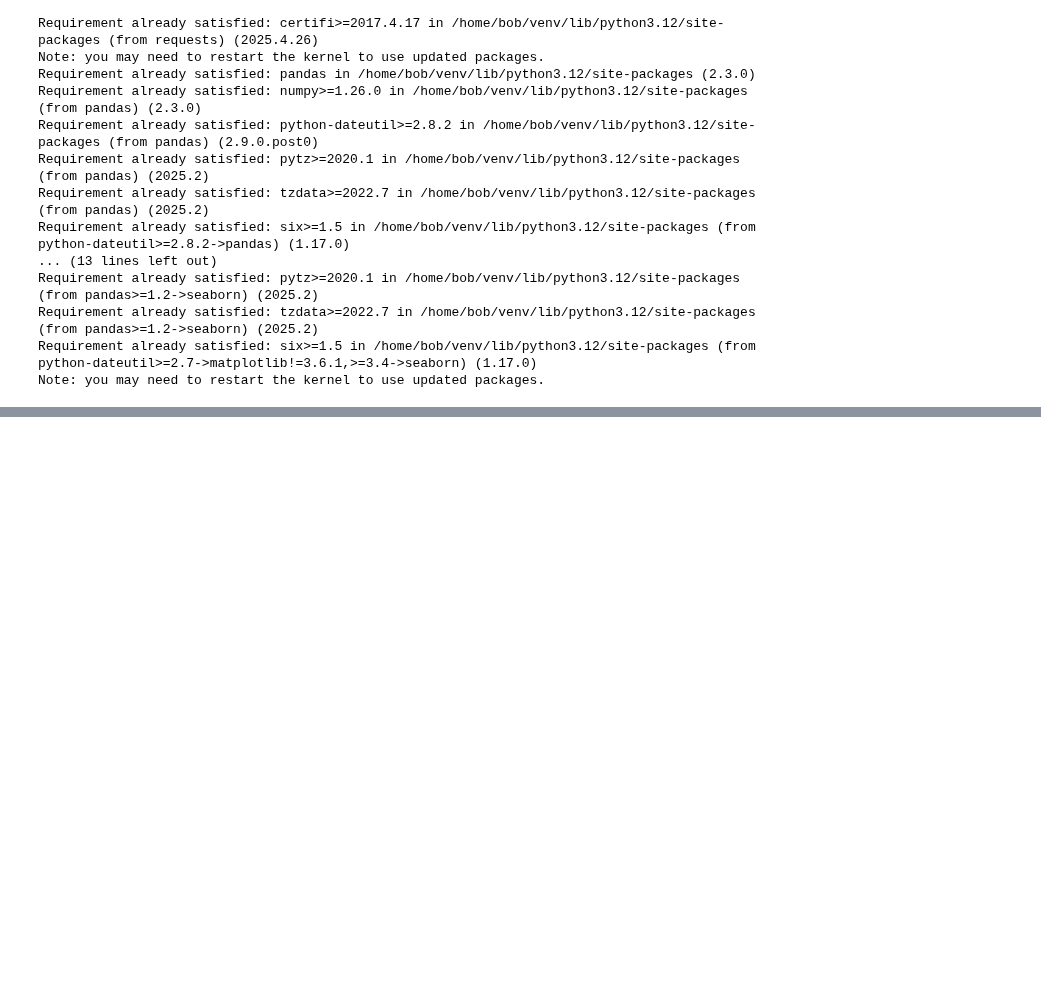
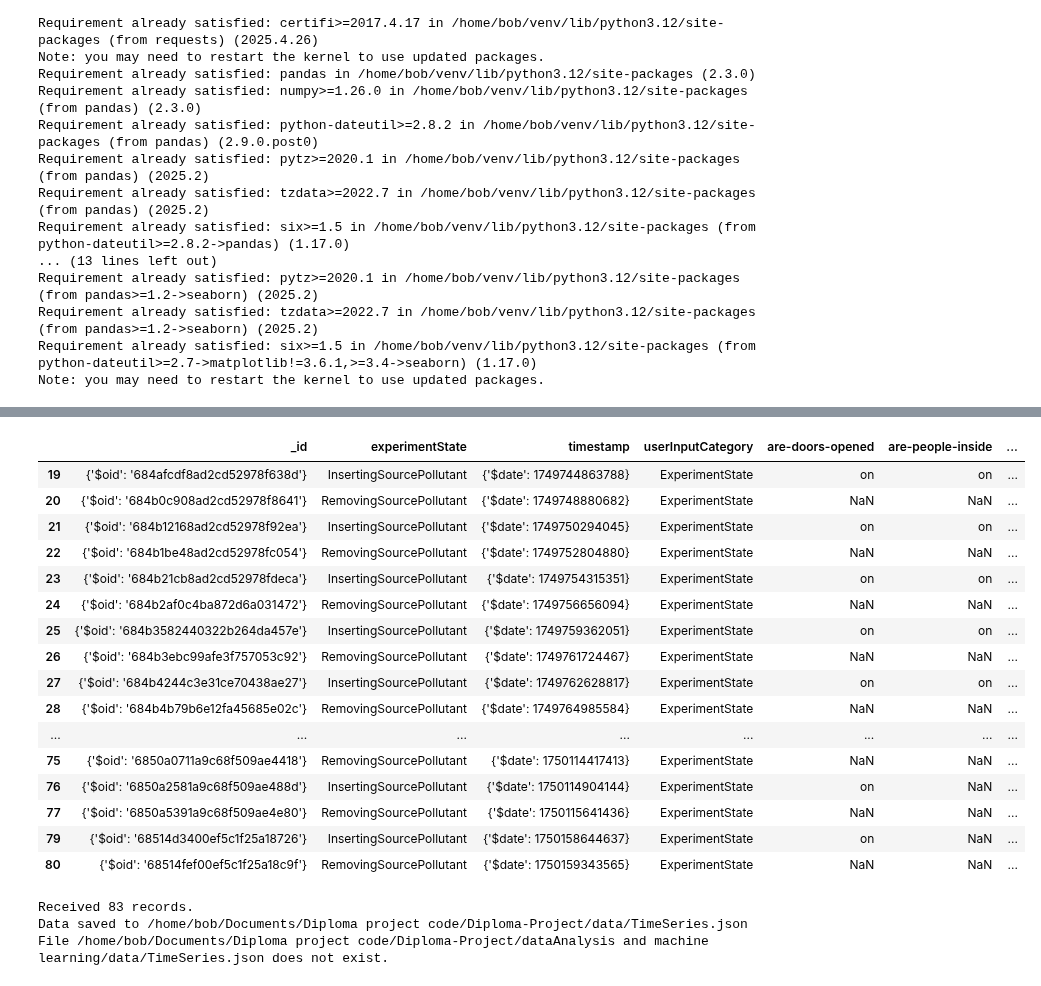
Before and after one commit to Andreas-Ts/Diploma-Project, a Jupyter notebook: dataAnalysis and machine learning/dataAnalysis.ipynb, the cells around one changed output, grey strips where cells are left out. Drawn from its saved outputs; the diff is of its cells as text; code cells hidden in the pictures; blank space fills up the shorter version.

```diff
--- a/dataAnalysis and machine learning/dataAnalysis.ipynb
+++ b/dataAnalysis and machine learning/dataAnalysis.ipynb
@@ -100,18 +170,0 @@ df_userInputData[df_userInputData["pollutant-type"] == "Φαρμακευτικό
-# %%
-# Define your filter condition
-df_userInputData = df_userInputData['pollutant-type'] == 'Φαρμακευτικό αλκοόλ 95%'
-
-# Get the indexes where the condition is True
-matching_idx = df.index[condition]
-
-# Also get the next index (i+1), and make sure it's within bounds
-next_idx = matching_idx + 1
-next_idx = next_idx[next_idx < len(df)]
-
-# Combine the matching indexes with the next ones
-final_idx = matching_idx.union(next_idx)
-
-# Filter the DataFrame
-result = df.loc[final_idx]
-
-print(result)
@@ -130,2 +171,50 @@ df_timeSeriesDuringExperiments
+# %%
+# Define your filter condition
+condition = df_userInputData["item-used"] == 'Φαρμακευτικό αλκοόλ 95%'
+# Get the indexes where the condition is True
+matching_idx = df_userInputData.index[condition]
+# Also get the next index (i+1), and make sure it's within bounds
+next_idx = matching_idx + 1
+next_idx = next_idx[(next_idx < len(df_userInputData)) & (next_idx >= 0)]
+
+# Combine the matching indexes with the next ones
+final_idx = matching_idx.union(next_idx)
+
+# Filter the DataFrame
+df_userInputDataExperiments = df_userInputData.loc[final_idx]
+df_userInputDataExperiments
+# %% [output]
+|  | _id | experimentState | timestamp | userInputCategory | are-doors-opened | are-people-inside | ... |
+| 19 | {'$oid': '684afcdf8ad2cd52978f638d'} | InsertingSourcePollutant | {'$date': 1749744863788} | ExperimentState | on | on | ... |
+| 20 | {'$oid': '684b0c908ad2cd52978f8641'} | RemovingSourcePollutant | {'$date': 1749748880682} | ExperimentState | NaN | NaN | ... |
+| 21 | {'$oid': '684b12168ad2cd52978f92ea'} | InsertingSourcePollutant | {'$date': 1749750294045} | ExperimentState | on | on | ... |
+| 22 | {'$oid': '684b1be48ad2cd52978fc054'} | RemovingSourcePollutant | {'$date': 1749752804880} | ExperimentState | NaN | NaN | ... |
+| 23 | {'$oid': '684b21cb8ad2cd52978fdeca'} | InsertingSourcePollutant | {'$date': 1749754315351} | ExperimentState | on | on | ... |
+| 24 | {'$oid': '684b2af0c4ba872d6a031472'} | RemovingSourcePollutant | {'$date': 1749756656094} | ExperimentState | NaN | NaN | ... |
+| 25 | {'$oid': '684b3582440322b264da457e'} | InsertingSourcePollutant | {'$date': 1749759362051} | ExperimentState | on | on | ... |
+| 26 | {'$oid': '684b3ebc99afe3f757053c92'} | RemovingSourcePollutant | {'$date': 1749761724467} | ExperimentState | NaN | NaN | ... |
+| 27 | {'$oid': '684b4244c3e31ce70438ae27'} | InsertingSourcePollutant | {'$date': 1749762628817} | ExperimentState | on | on | ... |
+| 28 | {'$oid': '684b4b79b6e12fa45685e02c'} | RemovingSourcePollutant | {'$date': 1749764985584} | ExperimentState | NaN | NaN | ... |
+| ... | ... | ... | ... | ... | ... | ... | ... |
+| 75 | {'$oid': '6850a0711a9c68f509ae4418'} | RemovingSourcePollutant | {'$date': 1750114417413} | ExperimentState | NaN | NaN | ... |
+| 76 | {'$oid': '6850a2581a9c68f509ae488d'} | InsertingSourcePollutant | {'$date': 1750114904144} | ExperimentState | on | NaN | ... |
+| 77 | {'$oid': '6850a5391a9c68f509ae4e80'} | RemovingSourcePollutant | {'$date': 1750115641436} | ExperimentState | NaN | NaN | ... |
+| 79 | {'$oid': '68514d3400ef5c1f25a18726'} | InsertingSourcePollutant | {'$date': 1750158644637} | ExperimentState | on | NaN | ... |
+| 80 | {'$oid': '68514fef00ef5c1f25a18c9f'} | RemovingSourcePollutant | {'$date': 1750159343565} | ExperimentState | NaN | NaN | ... |
+# %%
+first_idx = df_userInputData.index[0]
+last_idx = df_userInputData.index[-1]
+start_time = df_userInputData.loc[first_idx,"epoch_ms"]
+end_time   = df_userInputData.loc[last_idx,"epoch_ms"]
+first_part_endpoint = "timeSeriesEndpoints/"
+second_part_endpoint = "postTimeSeriesData?start=" + str(start_time) + '&end=' +str(end_time)
+file_name="TimeSeries"
+create_url(base_url,first_part_endpoint,second_part_endpoint)
+saveDataIntoDataFolder(url,file_name)
+df_timeSeries = loadDataFromFile(file_name)
+# %% [output]
+Received 83 records.
+Data saved to /home/bob/Documents/Diploma project code/Diploma-Project/data/TimeSeries.json
+File /home/bob/Documents/Diploma project code/Diploma-Project/dataAnalysis and machine learning/data/TimeSeries.json does not exist.
 # %%
 # 1. Select only the needed columns
```
Also changed, not shown: parts of 18 cells of this notebook, 18 other files.
